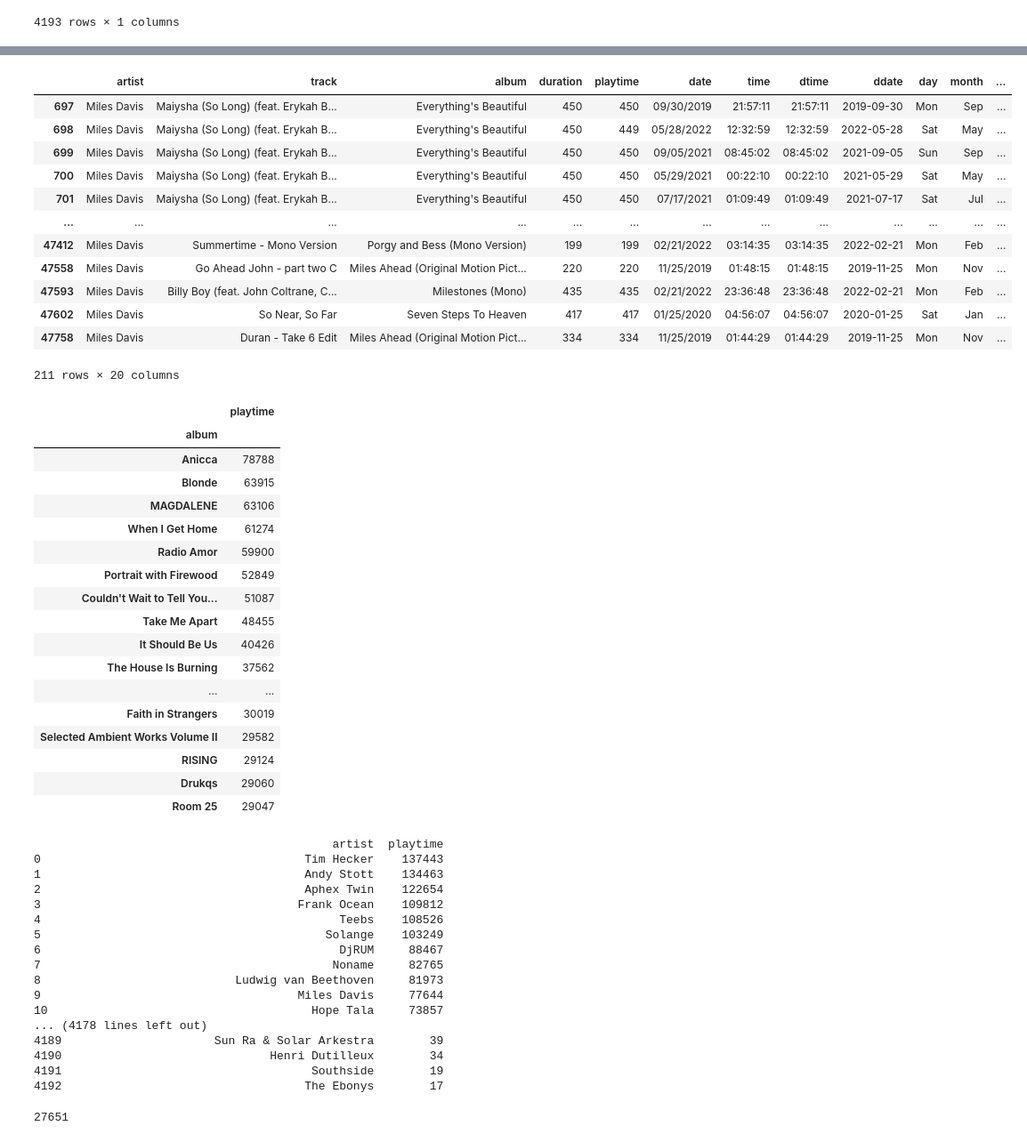
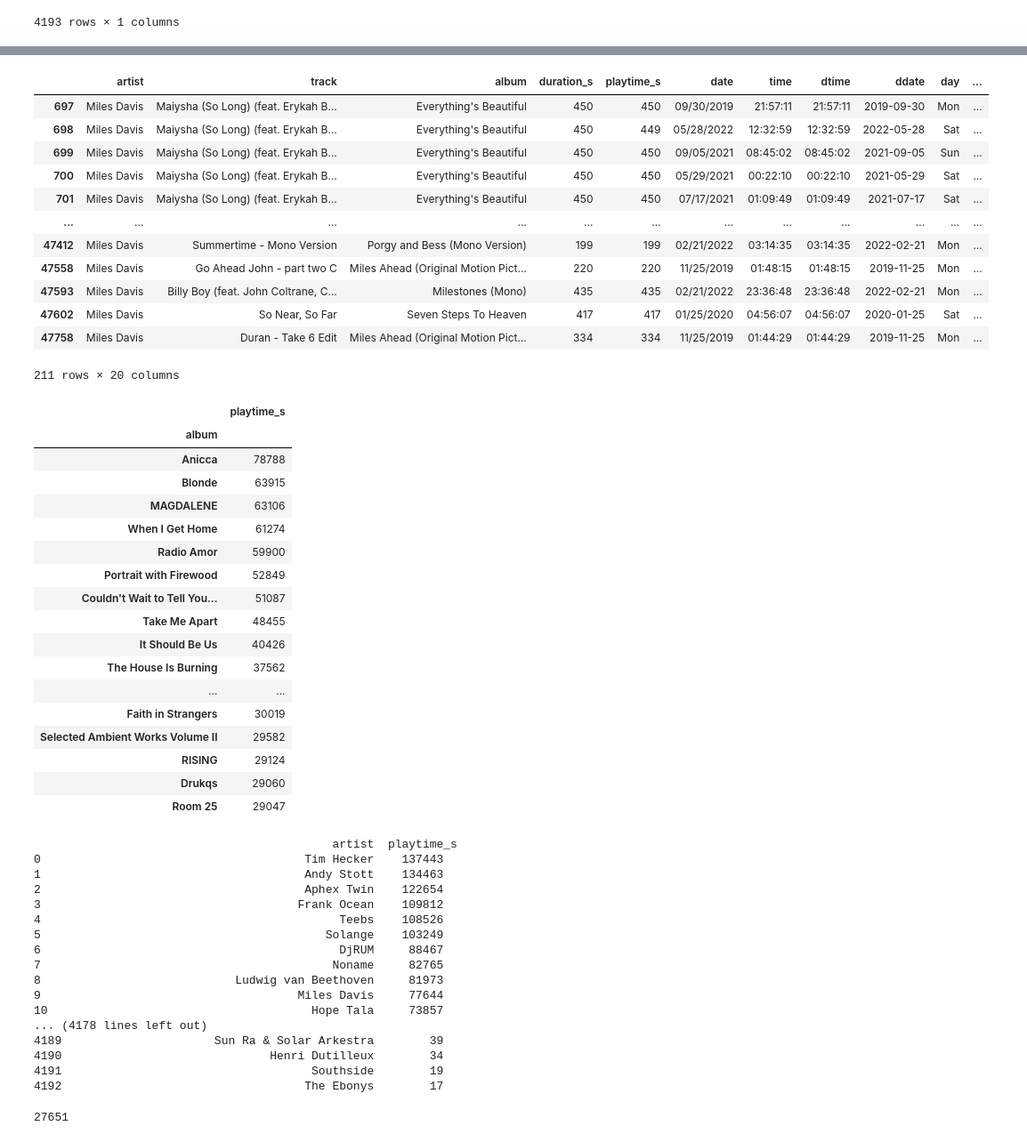
Before and after one commit to mmmuir/CL_DA2, a Jupyter notebook: spotipy_analysis.ipynb, the cells around one changed output, grey strips where cells are left out. Shown at 89% size. Cells and saved outputs as stored; diff of their text form; code cells hidden in the pictures.

```diff
--- a/spotipy_analysis.ipynb
+++ b/spotipy_analysis.ipynb
@@ -268,22 +268,22 @@ no_skip_df
 47938 rows × 20 columns
 # %%
 miles = no_skip_df.query('artist.str.contains("(?i)Miles Davis")')
-pivot_miles = pd.pivot_table(miles, values="playtime", index=["album"], aggfunc="sum")
-pivot_miles = pivot_miles.sort_values(by="playtime", ascending=False)
+pivot_miles = pd.pivot_table(miles, values="playtime_s", index=["album"], aggfunc="sum")
+pivot_miles = pivot_miles.sort_values(by="playtime_s", ascending=False)
 miles
 # %% [output]
-|  | artist | track | album | duration | playtime | date | time | dtime | ddate | day | month | ... |
-| 697 | Miles Davis | Maiysha (So Long) (feat. Erykah B... | Everything's Beautiful | 450 | 450 | 09/30/2019 | 21:57:11 | 21:57:11 | 2019-09-30 | Mon | Sep | ... |
-| 698 | Miles Davis | Maiysha (So Long) (feat. Erykah B... | Everything's Beautiful | 450 | 449 | 05/28/2022 | 12:32:59 | 12:32:59 | 2022-05-28 | Sat | May | ... |
-| 699 | Miles Davis | Maiysha (So Long) (feat. Erykah B... | Everything's Beautiful | 450 | 450 | 09/05/2021 | 08:45:02 | 08:45:02 | 2021-09-05 | Sun | Sep | ... |
-| 700 | Miles Davis | Maiysha (So Long) (feat. Erykah B... | Everything's Beautiful | 450 | 450 | 05/29/2021 | 00:22:10 | 00:22:10 | 2021-05-29 | Sat | May | ... |
-| 701 | Miles Davis | Maiysha (So Long) (feat. Erykah B... | Everything's Beautiful | 450 | 450 | 07/17/2021 | 01:09:49 | 01:09:49 | 2021-07-17 | Sat | Jul | ... |
-| ... | ... | ... | ... | ... | ... | ... | ... | ... | ... | ... | ... | ... |
-| 47412 | Miles Davis | Summertime - Mono Version | Porgy and Bess (Mono Version) | 199 | 199 | 02/21/2022 | 03:14:35 | 03:14:35 | 2022-02-21 | Mon | Feb | ... |
-| 47558 | Miles Davis | Go Ahead John - part two C | Miles Ahead (Original Motion Pict... | 220 | 220 | 11/25/2019 | 01:48:15 | 01:48:15 | 2019-11-25 | Mon | Nov | ... |
-| 47593 | Miles Davis | Billy Boy (feat. John Coltrane, C... | Milestones (Mono) | 435 | 435 | 02/21/2022 | 23:36:48 | 23:36:48 | 2022-02-21 | Mon | Feb | ... |
-| 47602 | Miles Davis | So Near, So Far | Seven Steps To Heaven | 417 | 417 | 01/25/2020 | 04:56:07 | 04:56:07 | 2020-01-25 | Sat | Jan | ... |
-| 47758 | Miles Davis | Duran - Take 6 Edit | Miles Ahead (Original Motion Pict... | 334 | 334 | 11/25/2019 | 01:44:29 | 01:44:29 | 2019-11-25 | Mon | Nov | ... |
+|  | artist | track | album | duration_s | playtime_s | date | time | dtime | ddate | day | ... |
+| 697 | Miles Davis | Maiysha (So Long) (feat. Erykah B... | Everything's Beautiful | 450 | 450 | 09/30/2019 | 21:57:11 | 21:57:11 | 2019-09-30 | Mon | ... |
+| 698 | Miles Davis | Maiysha (So Long) (feat. Erykah B... | Everything's Beautiful | 450 | 449 | 05/28/2022 | 12:32:59 | 12:32:59 | 2022-05-28 | Sat | ... |
+| 699 | Miles Davis | Maiysha (So Long) (feat. Erykah B... | Everything's Beautiful | 450 | 450 | 09/05/2021 | 08:45:02 | 08:45:02 | 2021-09-05 | Sun | ... |
+| 700 | Miles Davis | Maiysha (So Long) (feat. Erykah B... | Everything's Beautiful | 450 | 450 | 05/29/2021 | 00:22:10 | 00:22:10 | 2021-05-29 | Sat | ... |
+| 701 | Miles Davis | Maiysha (So Long) (feat. Erykah B... | Everything's Beautiful | 450 | 450 | 07/17/2021 | 01:09:49 | 01:09:49 | 2021-07-17 | Sat | ... |
+| ... | ... | ... | ... | ... | ... | ... | ... | ... | ... | ... | ... |
+| 47412 | Miles Davis | Summertime - Mono Version | Porgy and Bess (Mono Version) | 199 | 199 | 02/21/2022 | 03:14:35 | 03:14:35 | 2022-02-21 | Mon | ... |
+| 47558 | Miles Davis | Go Ahead John - part two C | Miles Ahead (Original Motion Pict... | 220 | 220 | 11/25/2019 | 01:48:15 | 01:48:15 | 2019-11-25 | Mon | ... |
+| 47593 | Miles Davis | Billy Boy (feat. John Coltrane, C... | Milestones (Mono) | 435 | 435 | 02/21/2022 | 23:36:48 | 23:36:48 | 2022-02-21 | Mon | ... |
+| 47602 | Miles Davis | So Near, So Far | Seven Steps To Heaven | 417 | 417 | 01/25/2020 | 04:56:07 | 04:56:07 | 2020-01-25 | Sat | ... |
+| 47758 | Miles Davis | Duran - Take 6 Edit | Miles Ahead (Original Motion Pict... | 334 | 334 | 11/25/2019 | 01:44:29 | 01:44:29 | 2019-11-25 | Mon | ... |
 211 rows × 20 columns
 # %%
 pivot_album_time = pd.pivot_table(
@@ -291,9 +291,9 @@ pivot_album_time = pd.pivot_table(
 )
 # %%
-pivot_album_time = pivot_album_time.sort_values(by="playtime", ascending=False)
+pivot_album_time = pivot_album_time.sort_values(by="playtime_s", ascending=False)
 pivot_album_time.head(20)
 # %% [output]
-|  | playtime |
+|  | playtime_s |
 | album |  |
 | Anicca | 78788 |
 | Blonde | 63915 |
@@ -318,11 +318,11 @@ pivot_artist_time = pd.pivot_table(
 # %%
 # print(pivot_artist_time.sort_values().to_string())
 artist_time = pivot_artist_time.sort_values(
-    by="playtime", ascending=False
+    by="playtime_s", ascending=False
 ).reset_index()
 print(artist_time.to_string())
 # %% [output]
-                                           artist  playtime
+                                           artist  playtime_s
 0                                      Tim Hecker    137443
 1                                      Andy Stott    134463
 2                                      Aphex Twin    122654
```
Also changed, not shown: parts of 30 cells of this notebook, 3 other files.
